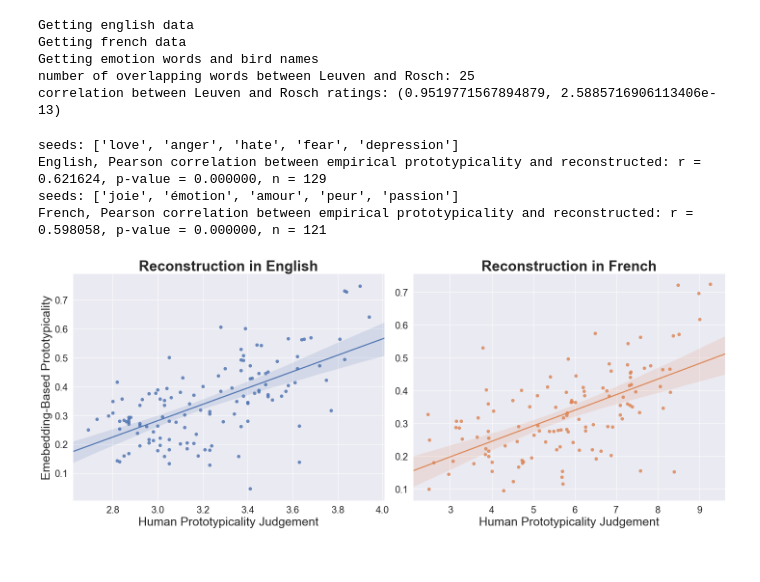
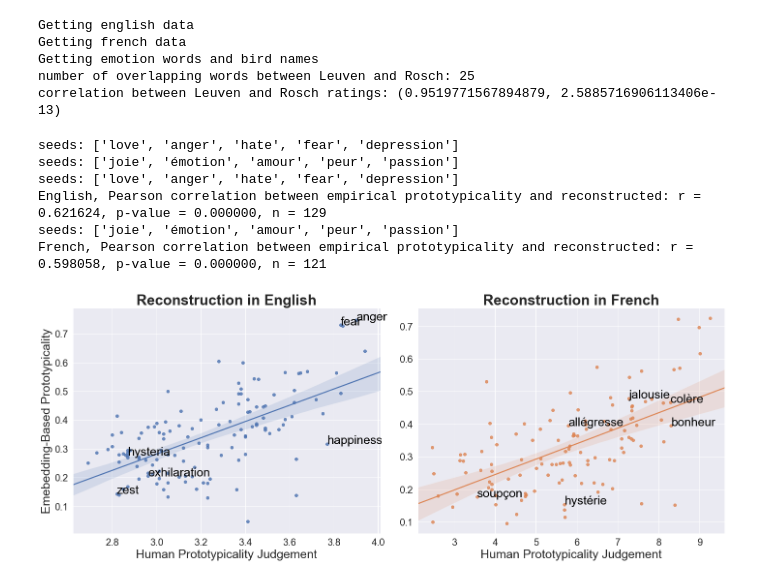
Before and after one commit to johnaot/Emotion_Semantic_Change, a Jupyter notebook: figure_2.ipynb, the cells around one changed output. Drawn from its saved outputs; the diff is of its cells as text; code cells hidden in the pictures.

```diff
--- a/figure_2.ipynb
+++ b/figure_2.ipynb
@@ -9,7 +9,11 @@ number of overlapping words between Leuven and Rosch: 25
 correlation between Leuven and Rosch ratings: (0.9519771567894879, 2.5885716906113406e-13)
 # %%
 # plot reconstruction
-t_plot = -1
+import seaborn as sns
+import matplotlib.pyplot as plt
+import pandas as pd
+sns.set()
+
 def plot_reconstruction(ax, p, e):
     df = pd.DataFrame({
         'prototypicality': p,
@@ -21,31 +25,59 @@ def plot_reconstruction(ax, p, e):
     ax.set_xlabel('Human Prototypicality Judgement', fontsize=25)
     ax.set_ylabel('Emebedding-Based Prototypicality', fontsize=25)
     return ax
 
+def annotate_scatter(ax, words, example_words, seeds, proto, vectors, t, seed_num):
+    words = [w for w in words if vectors_filter(w, t, vectors)]
+    seeds = [w for w in seeds if w in words][0:seed_num]
+    print('seeds:', seeds)
+
+    prototype = np.mean([vectors[w][t] for w in seeds], axis=0)
+    for w in example_words:
+        x = proto[w]
+        y = similarity(vectors[w][t], prototype)
+        ax.annotate(w, xy=(x,y), xytext=(x,y), color='black', fontsize=25)
+    return ax
+
+eng_examples = [
+    'hysteria', 'zest', 'exhilaration',
+    'happiness', 'anger', 'fear',
+]
+fra_examples = [
+    'hystérie', 'allégresse', 'soupçon',
+    'bonheur', 'colère', 'jalousie'
+]
+
+t_plot = -1
+
 # emotion words
 fig, axes = plt.subplots(1, 2, sharex=False, sharey=False, figsize=(20, 8))
 axes[0].set_title('Reconstruction in English', fontsize=30, weight='bold')
 axes[1].set_title('Reconstruction in French', fontsize=30, weight='bold')
+
+axes[0] = annotate_scatter(axes[0], words_eng, eng_examples, eng_seeds, proto, data, t_plot, 5)
+axes[1] = annotate_scatter(axes[1], words_fr, fra_examples, fra_seeds, proto_fr, data_fr, t_plot, 5)
 
 s = 'Pearson correlation between empirical prototypicality and reconstructed: r = %f, p-value = %f, n = %d'
 
 p, e = estimate_proto(eng_seeds, words_eng, data, proto, t=t_plot, seed_num=5)
 r, pval = pearsonr(p, e)
 print('English, ' + s % (r, pval, len(p)))
 plot_reconstruction(axes[0], p, e)
 
 p, e = estimate_proto(fra_seeds, words_fr, data_fr, proto_fr, t=t_plot, seed_num=5)
 r, pval = pearsonr(p, e)
 print('French, ' + s % (r, pval, len(p)))
 plot_reconstruction(axes[1], p, e)
 
 axes[1].set_ylabel('')
 plt.tight_layout()
 img_format = 'svg'
 plt.savefig('images/figure2.'+img_format, format=img_format, bbox_inches='tight')
 # %% [output]
+seeds: ['love', 'anger', 'hate', 'fear', 'depression']
+seeds: ['joie', 'émotion', 'amour', 'peur', 'passion']
 seeds: ['love', 'anger', 'hate', 'fear', 'depression']
 English, Pearson correlation between empirical prototypicality and reconstructed: r = 0.621624, p-value = 0.000000, n = 129
 seeds: ['joie', 'émotion', 'amour', 'peur', 'passion']
 French, Pearson correlation between empirical prototypicality and reconstructed: r = 0.598058, p-value = 0.000000, n = 121
-[figure, old version]
+[figure, new version]
```
Also changed, not shown: 12 other files.
